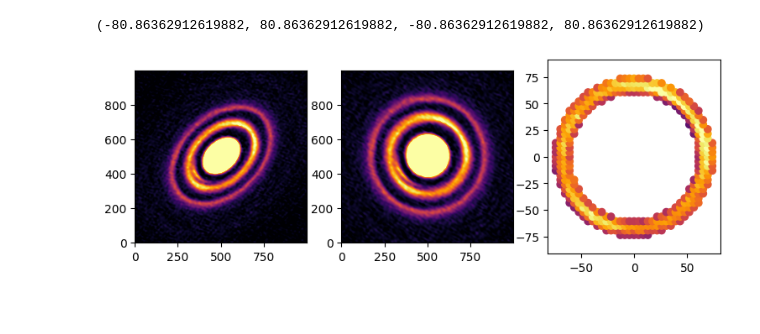
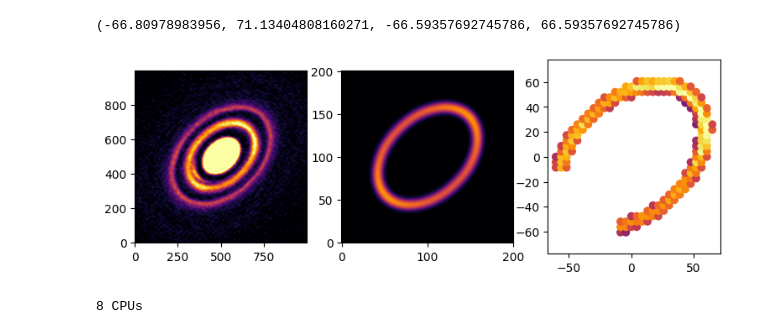
Before and after one commit to doikiyoaki/fit_ring, a Jupyter notebook: notebooks/main.ipynb, the cells around one changed output. Saved outputs shown, nothing was run; the diff lists cells and outputs as text; code cells hidden in the pictures.

```diff
--- a/notebooks/main.ipynb
+++ b/notebooks/main.ipynb
@@ -17,7 +17,7 @@ NCUT = 1000
 
 # choose data range to fit
 r_range = [60.0, 75.0]
-limit_theta = False
+limit_theta = True
 
 ### Fitting Parameters ###
 # ring center of observed image
@@ -104,25 +113,36 @@ BMIN_smooth = BMIN
 BPA_smooth = BPA
 B_ave_smooth = np.sqrt(BMAJ_smooth*BMIN_smooth)
 
-n_temp = int(r_range[1]/B_ave_smooth)
-x_data_point = np.arange(-n_temp, n_temp+1) * B_ave_smooth
-y_data_point = np.arange(-n_temp, n_temp+1) * B_ave_smooth
+n_grid_half = int(r_range[1]/B_ave_smooth)
+x_data_point = np.arange(-n_grid_half, n_grid_half+1) * B_ave_smooth
+y_data_point = np.arange(-n_grid_half, n_grid_half+1) * B_ave_smooth
 xx_data_point, yy_data_point = np.meshgrid(x_data_point, y_data_point, indexing='xy')
 xx_data_point = xx_data_point.flatten()
 yy_data_point = yy_data_point.flatten()
 
-rr_data_point = np.sqrt(xx_data_point**2 + yy_data_point**2)
-theta_data_point = np.arctan2(yy_data_point, xx_data_point)
+# deproject grid
+xx_data_point_deproj, yy_data_point_deproj = deproject_grid(xx_data_point, yy_data_point, np.cos(incl), posang_proj)
+
+rr_data_point = np.sqrt(xx_data_point_deproj**2 + yy_data_point_deproj**2)
+theta_data_point = np.arctan2(yy_data_point_deproj, xx_data_point_deproj)
 
 # choose data points to fit
 xx_data_point = xx_data_point[(rr_data_point>r_range[0]) & (rr_data_point<r_range[1])]
 yy_data_point = yy_data_point[(rr_data_point>r_range[0]) & (rr_data_point<r_range[1])]
+xx_data_point_deproj = xx_data_point_deproj[(rr_data_point>r_range[0]) & (rr_data_point<r_range[1])]
+yy_data_point_deproj = yy_data_point_deproj[(rr_data_point>r_range[0]) & (rr_data_point<r_range[1])]
 if (limit_theta):
-    xx_data_point, yy_data_point = xx_data_point[(xx_data_point>0) | (yy_data_point>0)], yy_data_point[(xx_data_point>0) | (yy_data_point>0)]
+    xx_data_point, yy_data_point = xx_data_point[(xx_data_point_deproj>0) | (yy_data_point_deproj>0)], yy_data_point[(xx_data_point_deproj>0) | (yy_data_point_deproj>0)]
+    xx_data_point_deproj, yy_data_point_deproj = xx_data_point_deproj[(xx_data_point_deproj>0) | (yy_data_point_deproj>0)], yy_data_point_deproj[(xx_data_point_deproj>0) | (yy_data_point_deproj>0)]
 # %%
 x_model = np.linspace(-100, 100, 201)
 y_model = np.linspace(-100, 100, 201)
 xx_model, yy_model  = np.meshgrid(x_model, y_model, indexing="xy")
+
+nx, ny = xx_model.shape
+
+xx_model_incl = deproject_image(xx_model, np.cos(incl), posang_proj, (nx-1)/2, (ny-1)/2)
+yy_model_incl = deproject_image(yy_model, np.cos(incl), posang_proj, (nx-1)/2, (ny-1)/2)
 
 bmaj_model = BMAJ_smooth
 bmin_model = BMIN_smooth
@@ -136,23 +160,26 @@ beam_kernel = convolution.Gaussian2DKernel(bmin_model_n/2.35, bmaj_model/2.35, b
 # %%
 ### Fitting Parameters ###
 # ring center of observed image
+# fitted parameters
 xcen, ycen = 0, 0
-
 ring_r0 = 67.0
 ring_tau = 1.0
 ring_w = 4.0
 ring_h = 4.0
-temperature_t0 = 20.0
-temperature_r0 = 50.0
+
+# fixed parameters
+temperature_t0 = 21.8
+temperature_r0 = 100.0
 temperature_pow = -0.5
 
 
 # the most important part for mcmc fitting
 xx_data_point_cen = xx_data_point + xcen
 yy_data_point_cen = yy_data_point + ycen
-obs_data_points = fit_ring.interpolate_data(x_obs, y_obs, image_deproj.T, xx_data_point_cen, yy_data_point_cen)
+obs_data_points = fit_ring.interpolate_data(x_obs, y_obs, image.T, xx_data_point_cen, yy_data_point_cen)
+#obs_data_points_deproj = fit_ring.interpolate_data(x_obs, y_obs, image_deproj.T, xx_data_point_deproj, yy_data_point_deproj)
 
-intensity = fit_ring.raytrace_ring(ring_r0, ring_tau, ring_w, ring_h, incl, posang, temperature_t0, temperature_r0, temperature_pow, wavelength, xx_model, yy_model)
+intensity = fit_ring.raytrace_ring(ring_r0, ring_tau, ring_w, ring_h, incl, posang, temperature_t0, temperature_r0, temperature_pow, wavelength, xx_model_incl, yy_model_incl)
 intensity_conv = fit_ring.convolution(intensity, beam_kernel)
 model_data_points = fit_ring.interpolate_data(x_model, y_model, intensity_conv.T, xx_data_point, yy_data_point)
 
@@ -164,12 +288,19 @@ chi2/obs_data_points.size
 # %%
 fig = plt.figure(figsize=(9, 3))
 ax1 = fig.add_subplot(131)
 ax1.imshow(image, origin="lower", cmap="inferno", vmin = 0, vmax = 10)
 ax2 = fig.add_subplot(132)
-ax2.imshow(image_deproj, origin="lower", cmap="inferno", vmin = 0, vmax = 10)
+ax2.imshow(intensity, origin="lower", cmap="inferno", vmin = 0, vmax = 10)
 ax3 = fig.add_subplot(133)
 ax3.scatter(xx_data_point, yy_data_point, c=obs_data_points, cmap="inferno", vmin = 0, vmax = 10)
 ax3.axis('equal')
 # %% [output]
-(-80.86362912619882, 80.86362912619882, -80.86362912619882, 80.86362912619882)
+(-66.80978983956, 71.13404808160271, -66.59357692745786, 66.59357692745786)
-[figure, old version]
+[figure, new version]
+# %%
+from multiprocessing import cpu_count
+
+ncpu = cpu_count()
+print("{0} CPUs".format(ncpu))
+# %% [output]
+8 CPUs
```
Also changed, not shown: parts of 7 cells of this notebook.
